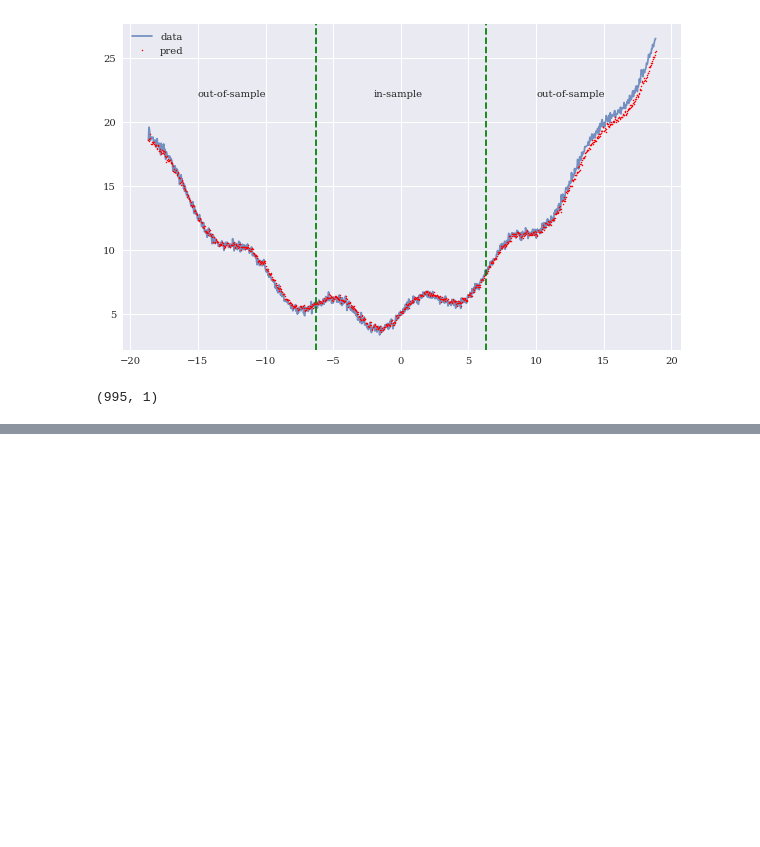
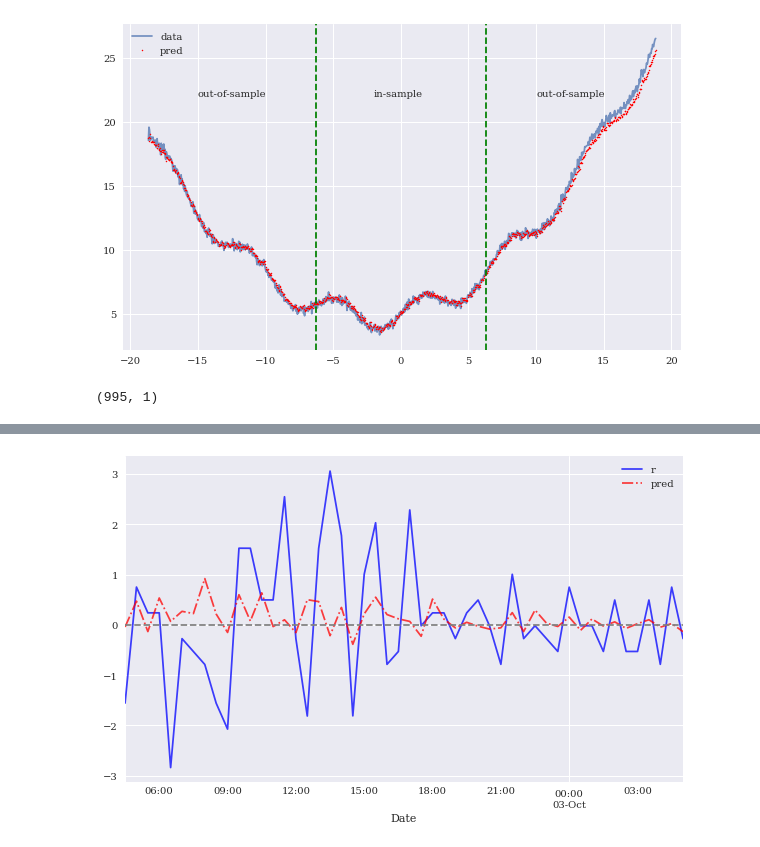
Before and after one commit to michaelsyao/AI_in_Finance, a Jupyter notebook: 08_recurrent_networks.ipynb, the cells around one changed output, grey strips where cells are left out. Cells and saved outputs as stored; diff of their text form; code cells hidden in the pictures; blank space fills up the shorter version.

```diff
--- a/08_recurrent_networks.ipynb
+++ b/08_recurrent_networks.ipynb
@@ -357,0 +455,6 @@ y_.shape
+# %%
+model = create_rnn_model()
+# %%
+%%time
+model.fit(g, epochs=500, steps_per_epoch=10,
+          verbose=False)
@@ -357,0 +465,13 @@ y_.shape
+# %%
+y = model.predict(g, verbose=False)
+# %%
+data['pred'] = np.nan
+data['pred'].iloc[lags:] = y.flatten()
+data.dropna(inplace=True)
+# %%
+data[['r', 'pred']].iloc[50:100].plot(
+            figsize=(10, 6), style=['b', 'r-.'],
+            alpha=0.75);
+plt.axhline(0, c='grey', ls='--');
+# %% [output]
+[figure, added]
```
Also changed, not shown: parts of 93 cells of this notebook.
